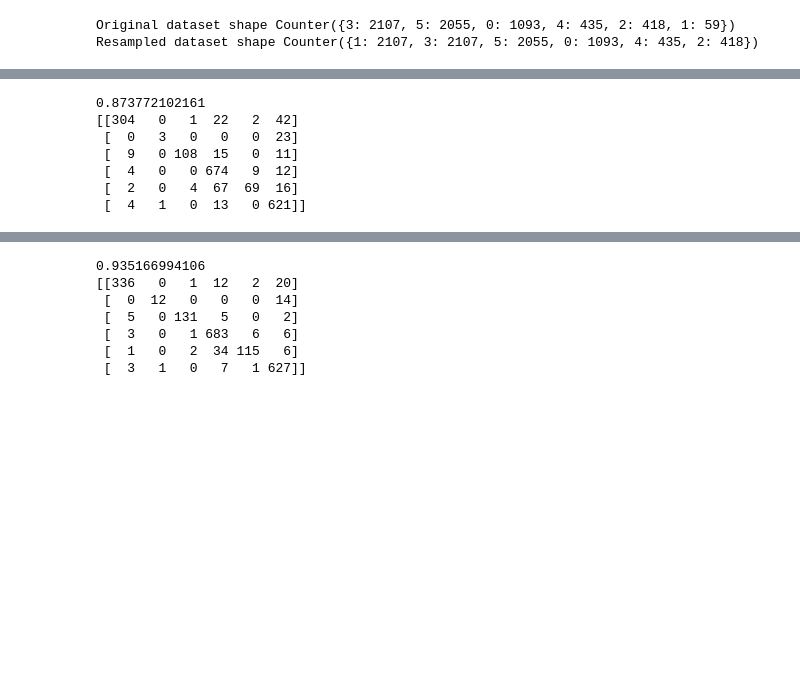
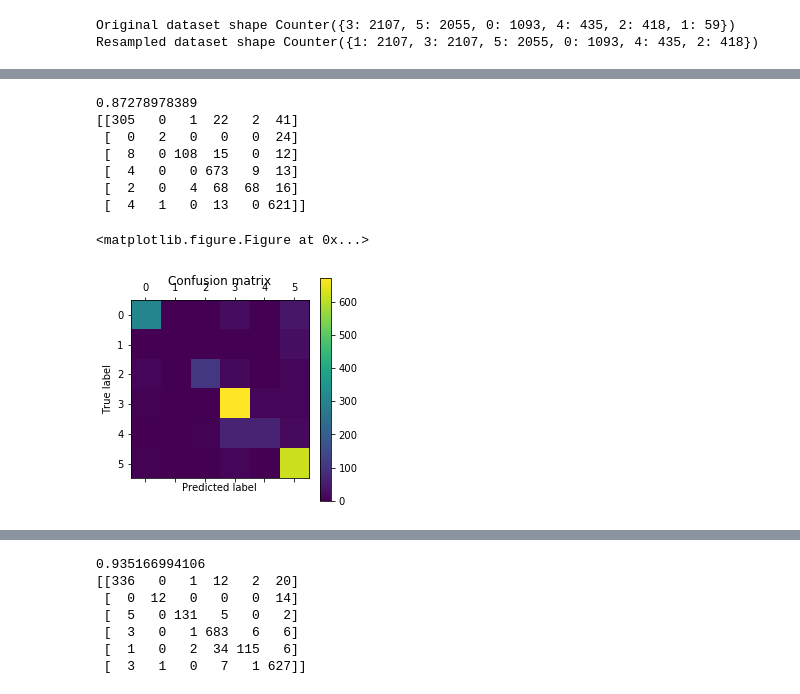
Before and after one commit to afeierman/Knowhere, a Jupyter notebook: code/Modeling_Glen_New.ipynb, the cells around one changed output, grey strips where cells are left out. Saved outputs shown, nothing was run; the diff lists cells and outputs as text; code cells hidden in the pictures; blank space fills up the shorter version.

```diff
--- a/code/Modeling_Glen_New.ipynb
+++ b/code/Modeling_Glen_New.ipynb
@@ -227,14 +227,23 @@ RandomForestClassifier(bootstrap=True, class_weight=None, criterion='gini',
 # %%
 x_train,x_test, y_train, y_test = train_test_split(X, encoded_Y, test_size=0.33, random_state=41010392)
 RF_Class.fit(x_train,y_train)
 RFY_Pred = RF_Class.predict(x_test)
 print accuracy_score(y_test,RFY_Pred)
 print confusion_matrix(y_test,RFY_Pred)
+plt.matshow(confusion_matrix(y_test,RFY_Pred))
+plt.title('Confusion matrix')
+plt.colorbar()
+plt.ylabel('True label')
+plt.xlabel('Predicted label')
+plt.figure(figsize=(8, 6))
+plt.show()
 # %% [output]
-0.873772102161
-[[304   0   1  22   2  42]
- [  0   3   0   0   0  23]
- [  9   0 108  15   0  11]
- [  4   0   0 674   9  12]
- [  2   0   4  67  69  16]
+0.87278978389
+[[305   0   1  22   2  41]
+ [  0   2   0   0   0  24]
+ [  8   0 108  15   0  12]
+ [  4   0   0 673   9  13]
+ [  2   0   4  68  68  16]
  [  4   1   0  13   0 621]]
+<matplotlib.figure.Figure at 0x...>
+[figure, added]
```
Also changed, not shown: parts of 3 cells of this notebook, 1 other file.
